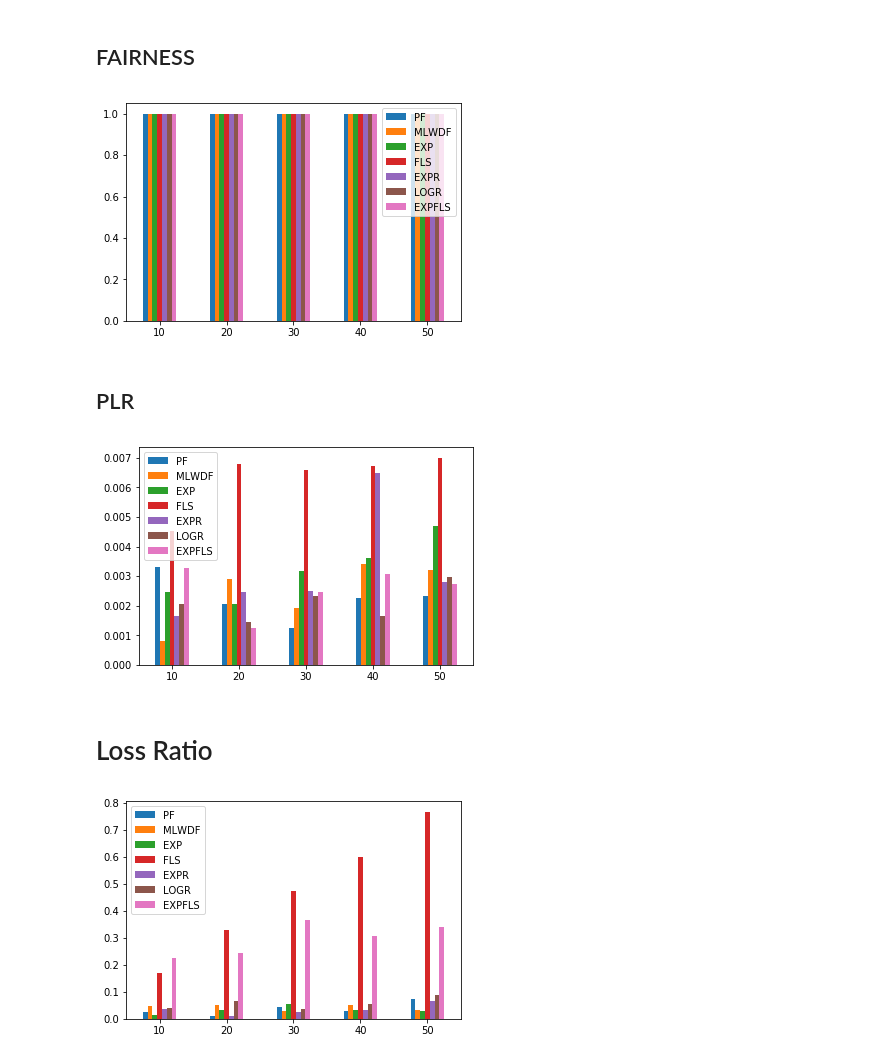
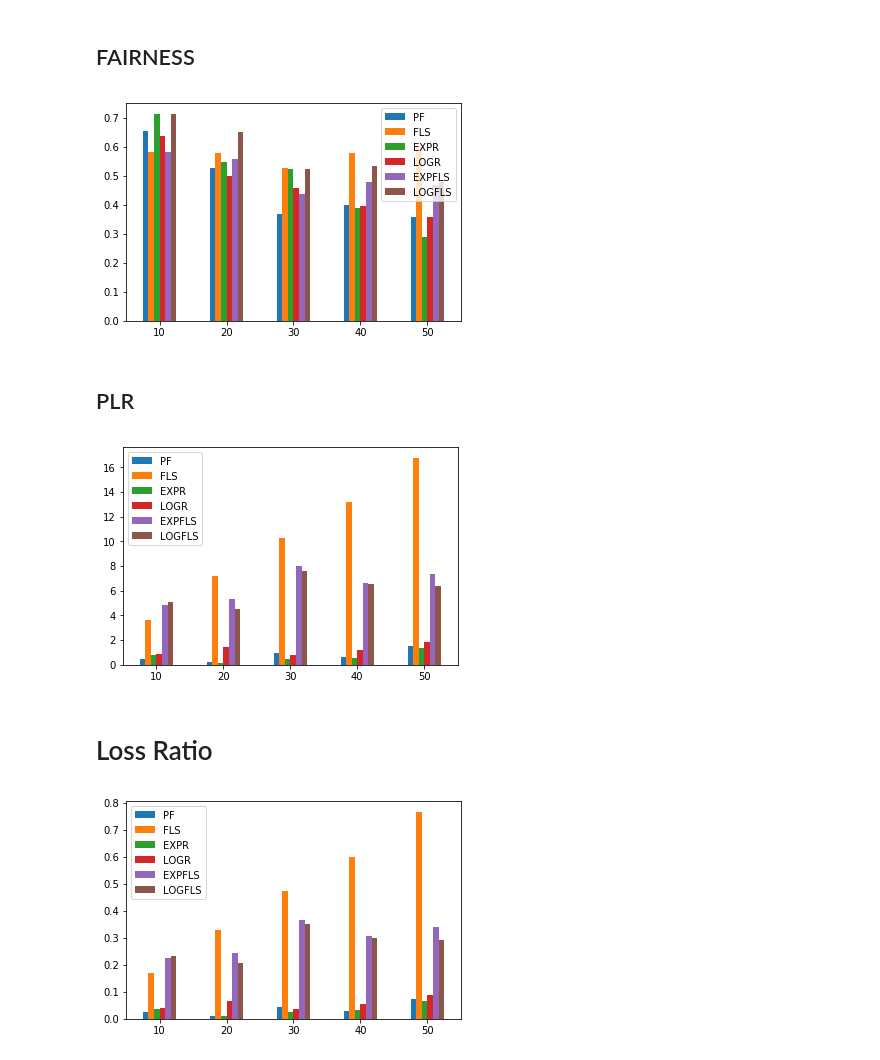
Before and after one commit to gdbranco/lte-sim-dev-new, a Jupyter notebook: myStuff/scripts/P0_100WebApp_ConstantPosition.ipynb, the cells around one changed output. Saved outputs shown, nothing was run; the diff lists cells and outputs as text; code cells hidden in the pictures.

```diff
--- a/myStuff/scripts/P0_100WebApp_ConstantPosition.ipynb
+++ b/myStuff/scripts/P0_100WebApp_ConstantPosition.ipynb
@@ -219,6 +219,7 @@ base = "../../../Simulations/SingleCell/P0_100WebApp_ConstantPosition"
 ext = ".gz"
 until = 21
 users = 51
+scheds = 9
 files = {
          1: {
                 3: {10: [], 20: [], 30: [], 40: [], 50: [], 60: [], 70: [], 80: [], 90: [], 100: []},
@@ -253,9 +254,14 @@ files = {
                 3: {10: [], 20: [], 30: [], 40: [], 50: [], 60: [], 70: [], 80: [], 90: [], 100: []},
                 30: {10: [], 20: [], 30: [], 40: [], 50: [], 60: [], 70: [], 80: [], 90: [], 100: []},
                 120: {10: [], 20: [], 30: [], 40: [], 50: [], 60: [], 70: [], 80: [], 90: [], 100: []}
+             },
+        8: {
+                3: {10: [], 20: [], 30: [], 40: [], 50: [], 60: [], 70: [], 80: [], 90: [], 100: []},
+                30: {10: [], 20: [], 30: [], 40: [], 50: [], 60: [], 70: [], 80: [], 90: [], 100: []},
+                120: {10: [], 20: [], 30: [], 40: [], 50: [], 60: [], 70: [], 80: [], 90: [], 100: []}
              }
         }
-for sched in range(1,8):
+for sched in range(1,scheds):
     for ue in range(10, users, 10):
         for vel in [3]:
             for count in range(1,until):
@@ -471,27 +463,27 @@ fig.savefig("./pdfs/JitterCBRPF.pdf", bbox_inches='tight')
 # %% [markdown]
 ## FAIRNESS
 # %%
-dfFAIRCBR = pd.DataFrame({'PF': FAIRCBR[1], 'MLWDF': FAIRCBR[2], 'EXP': FAIRCBR[3],
-                            'FLS': FAIRCBR[4], 'EXPR': FAIRCBR[5], 'LOGR': FAIRCBR[6],
-                            'EXPFLS': FAIRCBR[7]},
+dfFAIRCBR = pd.DataFrame({'PF': metrics["WEB"]["FAIR"][1],
+                            'FLS': metrics["WEB"]["FAIR"][4], 'EXPR': metrics["WEB"]["FAIR"][5], 'LOGR': metrics["WEB"]["FAIR"][6],
+                            'EXPFLS': metrics["WEB"]["FAIR"][7], 'LOGFLS': metrics["WEB"]["FAIR"][8]},
                            index=[10,20,30,40,50])
 plot = dfFAIRCBR.plot.bar(rot=0)
 fig = plot.get_figure()
 fig.savefig("./pdfs/FairnessCBR.pdf", bbox_inches='tight')
 # %% [output]
-[figure, old version]
+[figure, new version]
 # %% [markdown]
 ## PLR
 # %%
-dfPLRCBR = pd.DataFrame({'PF': PLRCBR[1], 'MLWDF': PLRCBR[2], 'EXP': PLRCBR[3],
-                            'FLS': PLRCBR[4], 'EXPR': PLRCBR[5], 'LOGR': PLRCBR[6],
-                           'EXPFLS': PLRCBR[7]},
+dfPLRCBR = pd.DataFrame({'PF': metrics["WEB"]["PLR"][1],
+                            'FLS': metrics["WEB"]["PLR"][4], 'EXPR': metrics["WEB"]["PLR"][5], 'LOGR': metrics["WEB"]["PLR"][6],
+                           'EXPFLS': metrics["WEB"]["PLR"][7], 'LOGFLS': metrics["WEB"]["PLR"][8]},
                            index=[10,20,30,40,50])
 plot = dfPLRCBR.plot.bar(rot=0)
 fig = plot.get_figure()
 fig.savefig("./pdfs/PacketLossCBR.pdf", bbox_inches='tight')
 # %% [output]
-[figure, old version]
+[figure, new version]
 # %% [markdown]
 # Loss Ratio
 # %%
@@ -503,11 +495,11 @@ for key in PACKETLOSS:
         averagePacketLoss[key].append(average)
 # %%
-dfLossRatio = pd.DataFrame({'PF': averagePacketLoss[1], 'MLWDF': averagePacketLoss[2], 'EXP': averagePacketLoss[3],
+dfLossRatio = pd.DataFrame({'PF': averagePacketLoss[1],
                             'FLS': averagePacketLoss[4], 'EXPR': averagePacketLoss[5], 'LOGR': averagePacketLoss[6],
-                           'EXPFLS': averagePacketLoss[7]},
+                           'EXPFLS': averagePacketLoss[7], 'LOGFLS': averagePacketLoss[8]},
                            index=[10,20,30,40,50])
 plot = dfLossRatio.plot.bar(rot=0)
 fig = plot.get_figure()
 fig.savefig("./pdfs/PacketLossRatio.pdf", bbox_inches='tight')
 # %% [output]
-[figure, old version]
+[figure, new version]
```
Also changed, not shown: parts of 12 cells of this notebook, 20 other files.
